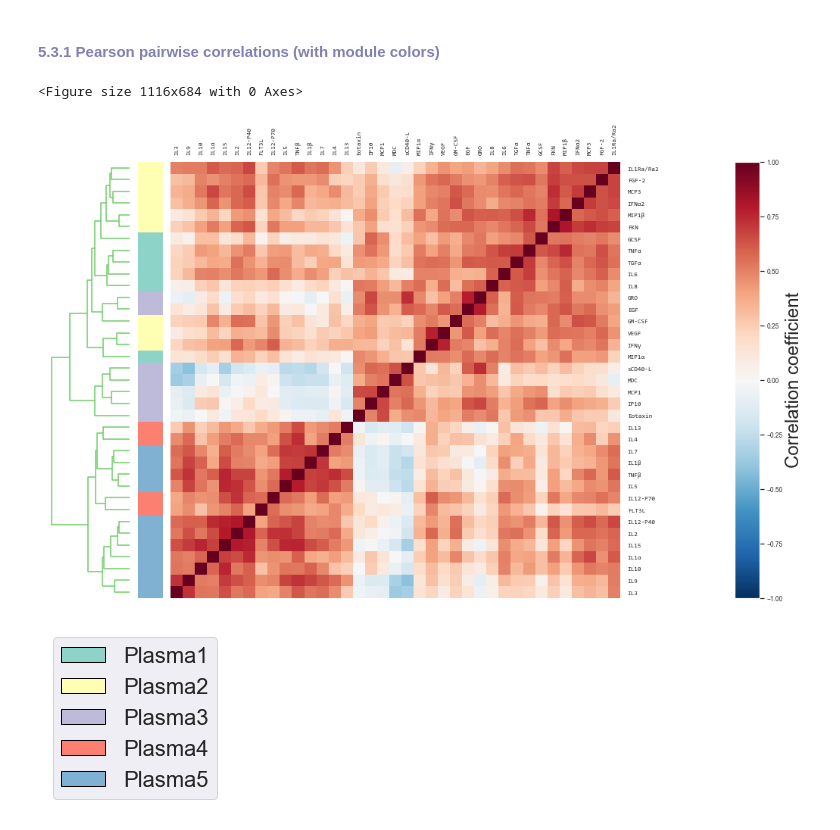
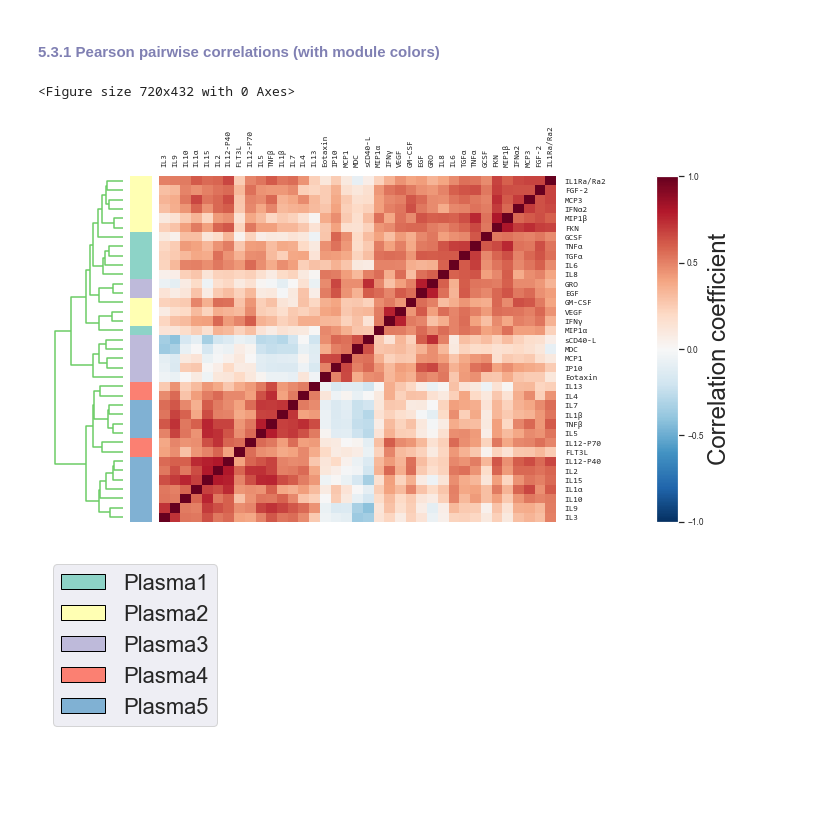
Before and after one commit to hadas-schlessinger/CytoMod, a Jupyter notebook: cytomod_notebook.ipynb, the cells around one changed output. Cells and saved outputs as stored; diff of their text form; code cells hidden in the pictures; blank space fills up the shorter version.

```diff
--- a/cytomod_notebook.ipynb
+++ b/cytomod_notebook.ipynb
@@ -195,0 +193,3 @@ cyto_modules = {'adj': cyto_mod_adj, 'abs': cyto_mod_abs}
+# %%
+do_recalculate = args.recalculate_modules or \
+        not os.path.exists(os.path.join(args.paths['clustering'], 'cyto_mod_adj.dill'))
@@ -229,9 +241,14 @@ cols = plotHColCluster(cyto_modules['adj'].cyDf, method='complete',
 # %% [markdown]
 ### <span style="color:#5757db">5.1 Get best K</span>
 # %%
-# Get best K. If first time or args.recalculate_best_k=True - compute best K. Otherwise - read from file.
-if args.recalculate_best_k or not os.path.exists(os.path.join(args.paths['clustering'], 'bestK.xlsx')):
-    k_abs = gap_stat.getBestK(cyto_modules['abs'].cyDf,
-                                       max_testing_k=args.max_testing_k,
+# If modules file does not exist in storage,
+# or args.recalculate_modules=True - compute best K.
+# Otherwise - read from file.
+if do_recalculate:
+    random.seed(args.seed) # set seed for random numbers stream
+
+    bestK = {}
+    bestK['adj'] = gap_stat.getBestK(cyto_mod_adj.cyDf,
+                                       max_testing_k = args.max_testing_k,
                                        max_final_k=args.max_final_k,
-                                       save_fig_path=os.path.join(args.paths['gap_statistic'], 'gap_stat_abs.png'))
+                                       save_fig_path=os.path.join(args.paths['gap_statistic'], 'gap_stat_adj.png'))
@@ -245,9 +255,13 @@ if args.recalculate_best_k or not os.path.exists(os.path.join(args.paths['cluste
 # %%
-# If first time - write best K to bestK.xlsx file. Else - read from file.
-if args.recalculate_best_k or not os.path.exists(os.path.join(args.paths['clustering'], 'bestK.xlsx')):
-    bestK = {'adj': k_adj, 'abs': k_abs}
+if do_recalculate:
+    bestK['abs'] = gap_stat.getBestK(cyto_mod_abs.cyDf,
+                                       max_testing_k=args.max_testing_k,
+                                       max_final_k=args.max_final_k,
+                                       save_fig_path=os.path.join(args.paths['gap_statistic'], 'gap_stat_abs.png'))
+
     tools.write_DF_to_excel(os.path.join(args.paths['clustering'], 'bestK.xlsx'), bestK)
 else:
+    # Get modules from storage
     bestK = tools.read_excel(os.path.join(args.paths['clustering'], 'bestK.xlsx'))
     bestK = dict(bestK['value'])
 # %% [markdown]
@@ -270,12 +281,25 @@ cyto_mod_abs.cluster_cytokines(K=bestK['abs'])
+# %%
+# Cluster and write modules to file
+if do_recalculate:
+    cyto_mod_adj.cluster_cytokines(K=bestK['adj'])
+    cyto_mod_abs.cluster_cytokines(K=bestK['abs'])
+    tools.write_to_dill(os.path.join(args.paths['clustering'], 'cyto_mod_adj.dill'), cyto_mod_adj)
+    tools.write_to_dill(os.path.join(args.paths['clustering'], 'cyto_mod_abs.dill'), cyto_mod_abs)
+else: # Read modules from file
+    cyto_mod_adj = tools.read_from_dill(os.path.join(args.paths['clustering'], 'cyto_mod_adj.dill'))
+    cyto_mod_abs = tools.read_from_dill(os.path.join(args.paths['clustering'], 'cyto_mod_abs.dill'))
+
+cyto_modules = {'adj': cyto_mod_adj, 'abs': cyto_mod_abs}
 # %% [markdown]
 ### <span style="color:#5757db">5.3 Absolute cytokines clustering results visualization</span>
 # %% [markdown]
 #### <span style="color:#8080b3">5.3.1 Pearson pairwise correlations (with module colors)</span>
 # %%
-cytomod.io.plot_clustering_heatmap(cyto_modules['abs'], args.paths['clustering_figures'])
+cytomod.io.plot_clustering_heatmap(cyto_modules['abs'], args.paths['clustering_figures'],
+                                  figsize=(10, 6))
 # %% [output]
-<Figure size 1116x684 with 0 Axes>
+<Figure size 720x432 with 0 Axes>
-[figure, old version]
+[figure, new version]
 # %%
 cytomod.io.plot_color_legend(cyto_modules['abs'], args.paths['clustering_figures'])
 # %% [output]
```
Also changed, not shown: parts of 26 cells of this notebook, 31 other files.
